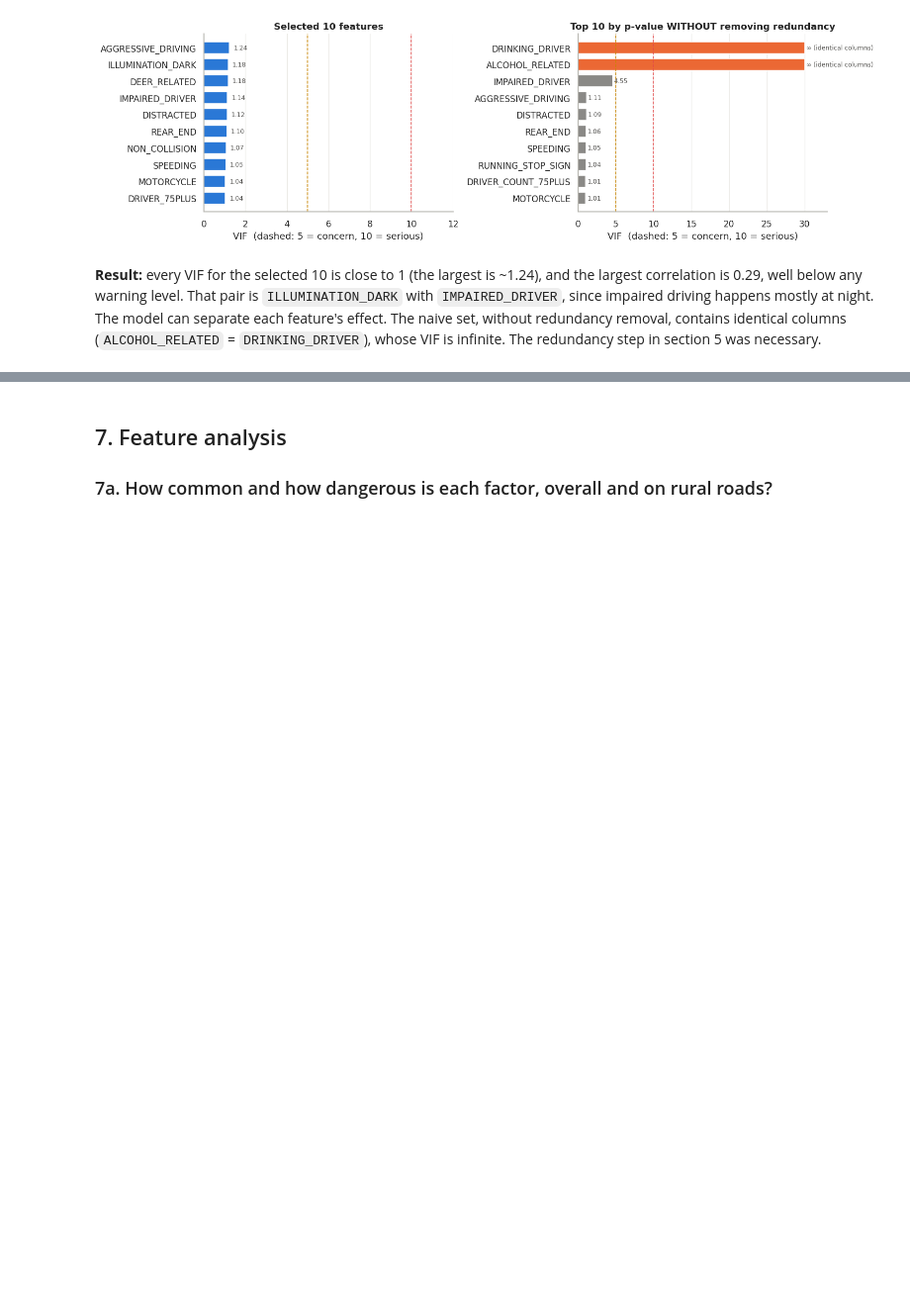
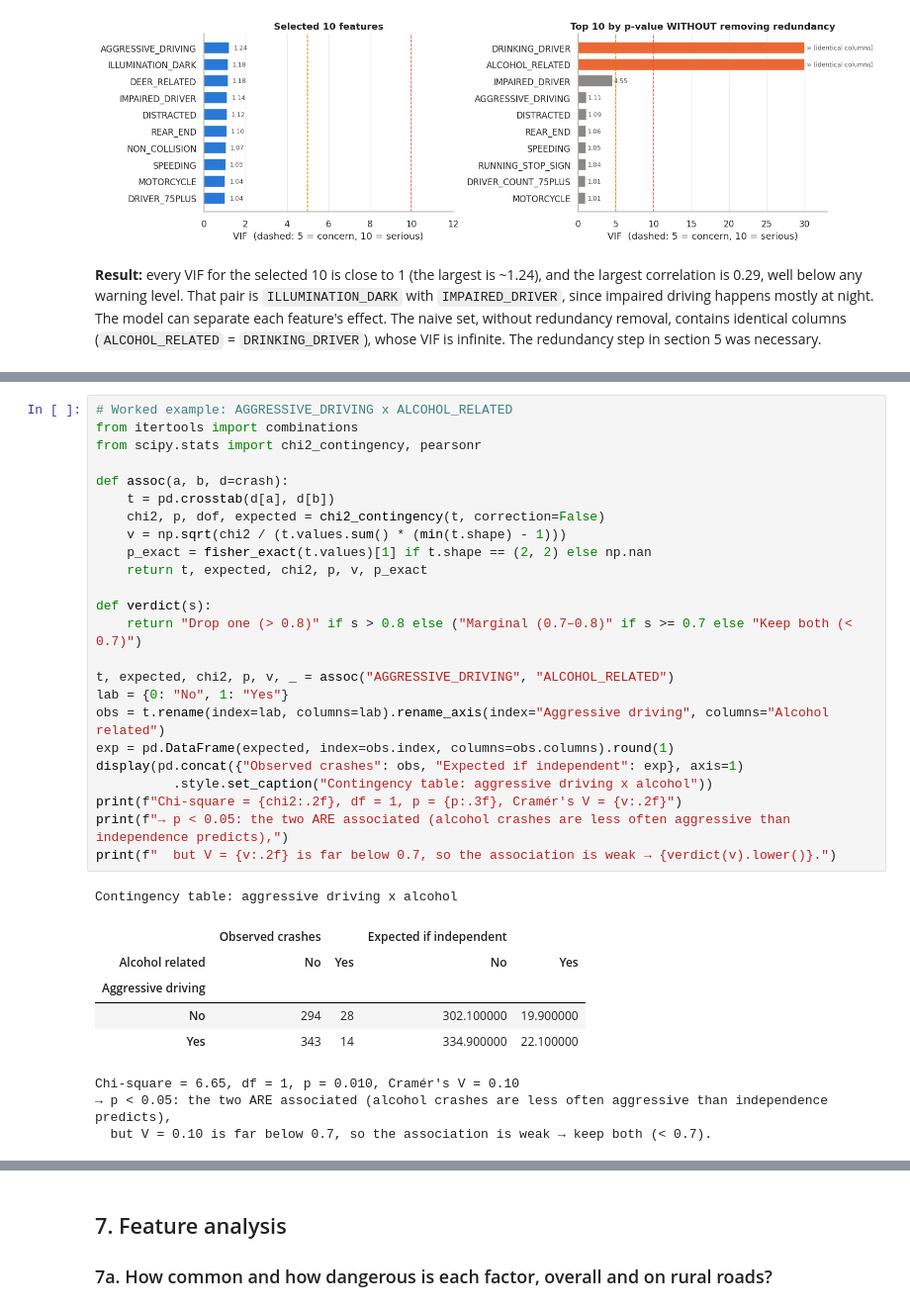
Before and after one commit to jonathanwilsonami/crash-missing-data-bias, a Jupyter notebook: rural_severity_model.ipynb, the cells around one changed output, grey strips where cells are left out. Shown at 99% size. Drawn from its saved outputs; the diff is of its cells as text; blank space fills up the shorter version.

```diff
--- a/rural_severity_model.ipynb
+++ b/rural_severity_model.ipynb
@@ -601,0 +617,34 @@ plt.tight_layout(); plt.show()
+# %%
+# Worked example: AGGRESSIVE_DRIVING x ALCOHOL_RELATED
+from itertools import combinations
+from scipy.stats import chi2_contingency, pearsonr
+
+def assoc(a, b, d=crash):
+    t = pd.crosstab(d[a], d[b])
+    chi2, p, dof, expected = chi2_contingency(t, correction=False)
+    v = np.sqrt(chi2 / (t.values.sum() * (min(t.shape) - 1)))
+    p_exact = fisher_exact(t.values)[1] if t.shape == (2, 2) else np.nan
+    return t, expected, chi2, p, v, p_exact
+
+def verdict(s):
+    return "Drop one (> 0.8)" if s > 0.8 else ("Marginal (0.7–0.8)" if s >= 0.7 else "Keep both (< 0.7)")
+
+t, expected, chi2, p, v, _ = assoc("AGGRESSIVE_DRIVING", "ALCOHOL_RELATED")
+lab = {0: "No", 1: "Yes"}
+obs = t.rename(index=lab, columns=lab).rename_axis(index="Aggressive driving", columns="Alcohol related")
+exp = pd.DataFrame(expected, index=obs.index, columns=obs.columns).round(1)
+display(pd.concat({"Observed crashes": obs, "Expected if independent": exp}, axis=1)
+          .style.set_caption("Contingency table: aggressive driving x alcohol"))
+print(f"Chi-square = {chi2:.2f}, df = 1, p = {p:.3f}, Cramér's V = {v:.2f}")
+print(f"→ p < 0.05: the two ARE associated (alcohol crashes are less often aggressive than independence predicts),")
+print(f"  but V = {v:.2f} is far below 0.7, so the association is weak → {verdict(v).lower()}.")
+# %% [output]
+Contingency table: aggressive driving x alcohol
+|  | Observed crashes |  | Expected if independent |  |
+| Alcohol related | No | Yes | No | Yes |
+| Aggressive driving |  |  |  |  |
+| No | 294 | 28 | 302.100000 | 19.900000 |
+| Yes | 343 | 14 | 334.900000 | 22.100000 |
+Chi-square = 6.65, df = 1, p = 0.010, Cramér's V = 0.10
+→ p < 0.05: the two ARE associated (alcohol crashes are less often aggressive than independence predicts),
+  but V = 0.10 is far below 0.7, so the association is weak → keep both (< 0.7).
```
Also changed, not shown: parts of 5 cells of this notebook, 12 other files.
